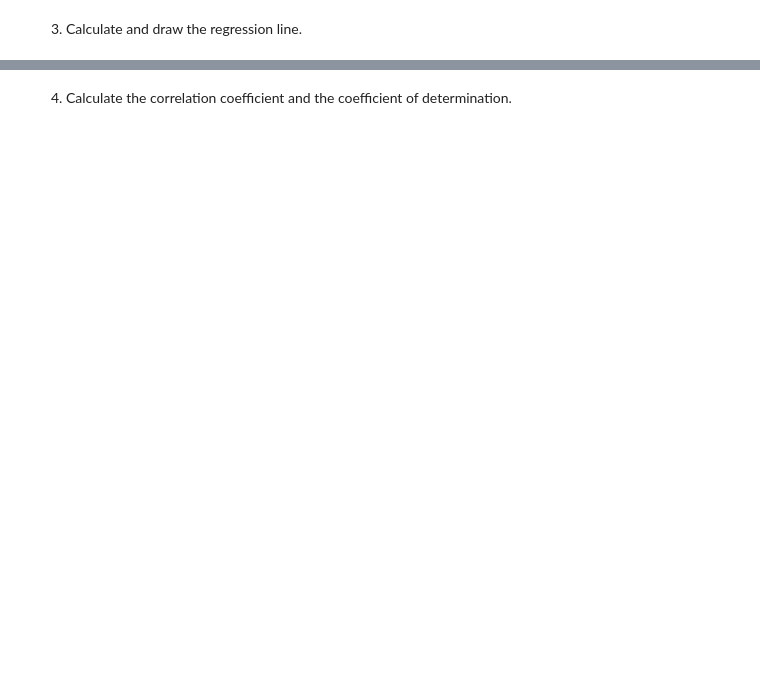
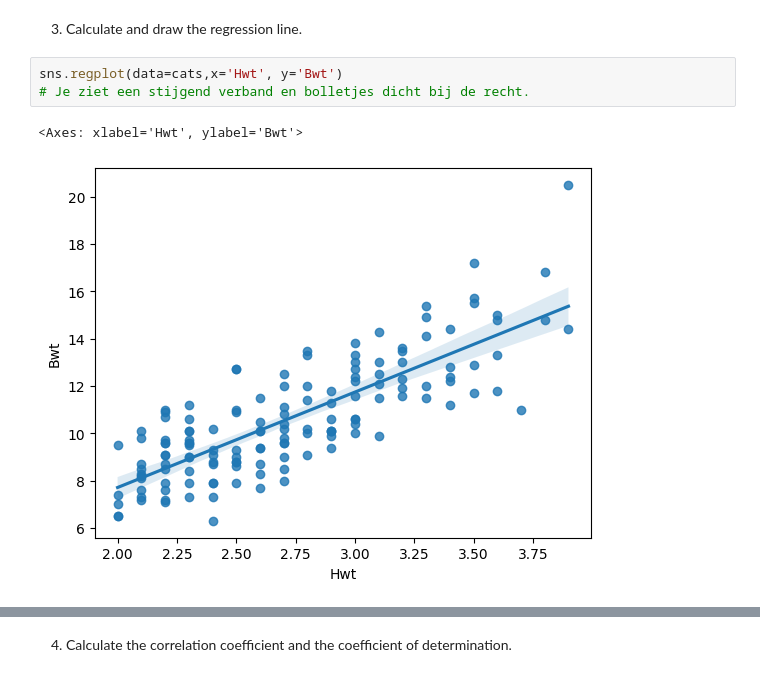
Before and after one commit to Bataklik/Data-Science-_-AI, a Jupyter notebook: 6-bivariate-quant/labs-regression.ipynb, the cells around one changed output, grey strips where cells are left out. Cells and saved outputs as stored; diff of their text form; blank space fills up the shorter version.

```diff
--- a/6-bivariate-quant/labs-regression.ipynb
+++ b/6-bivariate-quant/labs-regression.ipynb
@@ -40,2 +50,8 @@ cats.head()
 # %% [markdown]
 3. Calculate and draw the regression line.
+# %%
+sns.regplot(data=cats,x='Hwt', y='Bwt')
+# Je ziet een stijgend verband en bolletjes dicht bij de recht.
+# %% [output]
+<Axes: xlabel='Hwt', ylabel='Bwt'>
+[figure, added]
```
Also changed, not shown: parts of 13 cells of this notebook.
